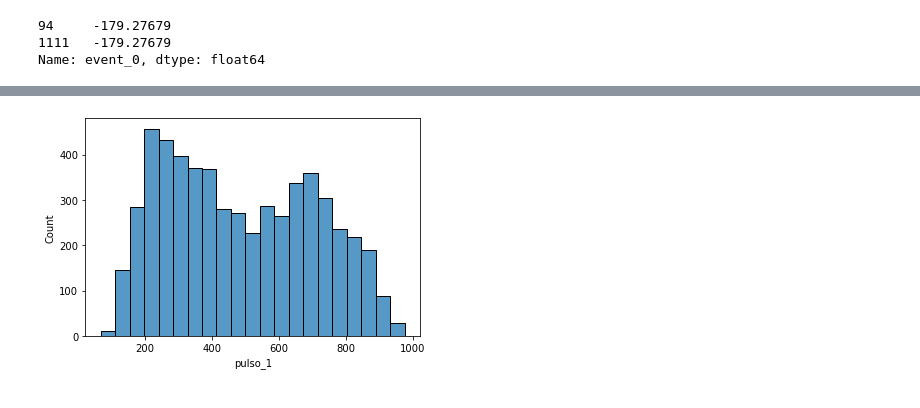
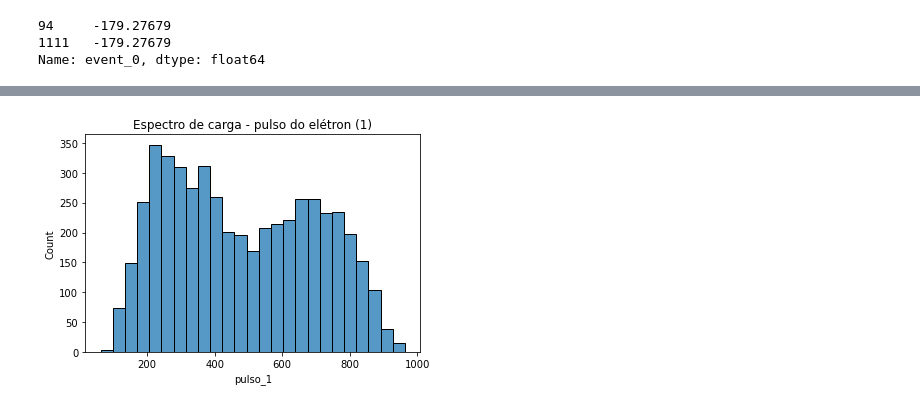
Before and after one commit to afauth/mudecay, a Jupyter notebook: espectro-carga-e-pico_v03.ipynb, the cells around one changed output, grey strips where cells are left out. Cells and saved outputs as stored; diff of their text form; code cells hidden in the pictures.

```diff
--- a/espectro-carga-e-pico_v03.ipynb
+++ b/espectro-carga-e-pico_v03.ipynb
@@ -314,0 +311,6 @@ array([  94, 1111], dtype=int64)
+# %%
+_ = pd.DataFrame(   peaks_em_x,  columns = ['peak_0', 'peak_1']   )
+delta_x = (   _['peak_1']  -  _['peak_0']   )
+delta_x.name = 'delta_x'
+
+delta_x = delta_x.where(delta_x <= 5*250).dropna()
@@ -315 +319,3 @@ array([  94, 1111], dtype=int64)
+# %%
+df = df.iloc[: , delta_x.index]
 # %% [markdown]
@@ -600,0 +607,13 @@ plt.savefig("espectro_integral_pulso_0.png", dpi = 150, transparent = True)
+# %%
+%%time
+
+'''
+Regra mais simples para o pulso_1
+'''
+
+integrais_simples_1 = np.array([])
+
+for i in range(df.shape[1] - 1): #df.shape[1] - 1
+    integrais_simples_1 = np.append(  integrais_simples_1, -1*integral_simples(contorno_1[i], dx = 1)  )
+
+integrais_simples_1 = pd.Series(integrais_simples_1, name = 'pulso_1')
@@ -601,5 +622,5 @@ plt.savefig("espectro_integral_pulso_0.png", dpi = 150, transparent = True)
 # %%
-sns.histplot(data = integrais_1)
-plt.savefig("espectro_integral_pulso_1.png", dpi = 150, transparent = True)
+sns.histplot(data = integrais_simples_1, bins = 25).set_title("Espectro de carga - pulso do elétron (1)")
+plt.savefig("espectro_carga-pulso_1.png", dpi = 150, transparent = True)
 # %% [output]
-[figure, old version]
+[figure, new version]
```
Also changed, not shown: parts of 57 cells of this notebook, 10 other files.
